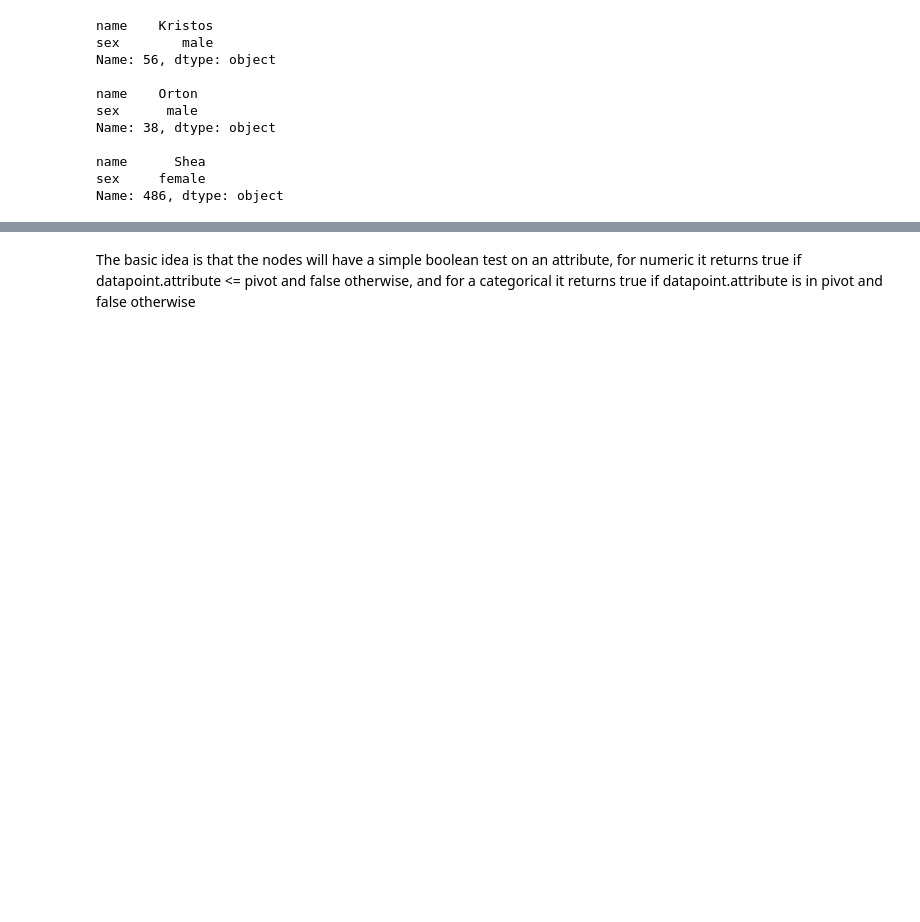
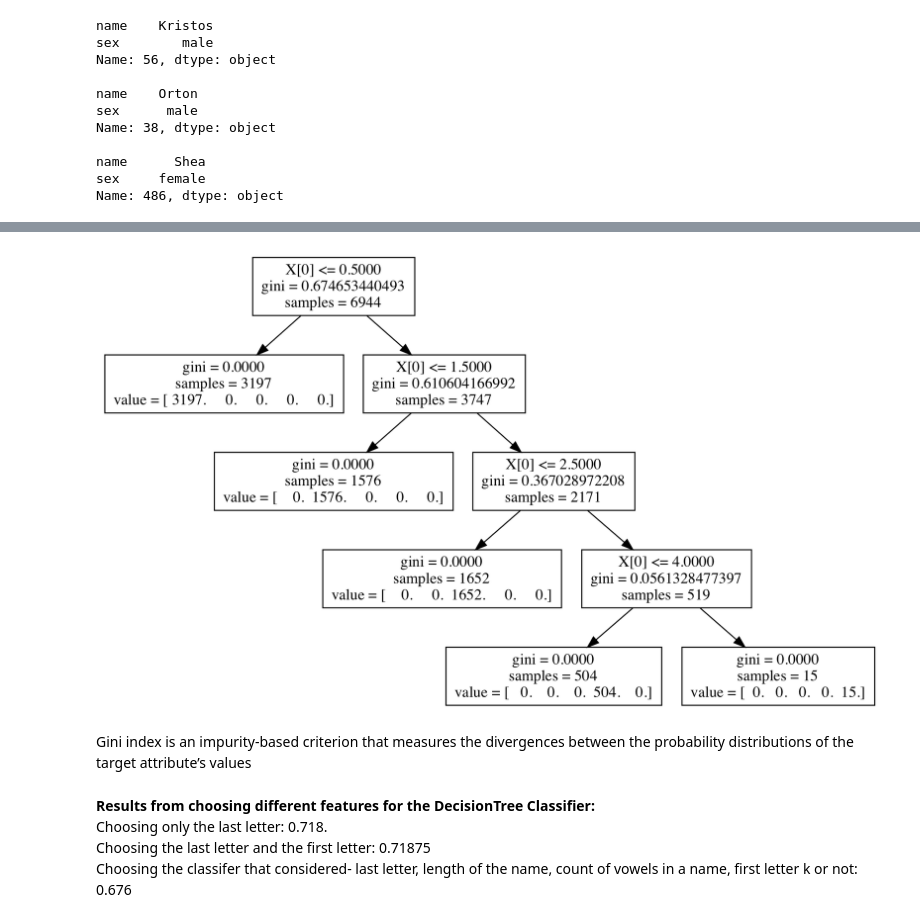
Before and after one commit to groupGit/IS620GroupProject3, a Jupyter notebook: DecisionTreeT2.ipynb, the cells around one changed output, grey strips where cells are left out. Drawn from its saved outputs; the diff is of its cells as text; code cells hidden in the pictures; blank space fills up the shorter version.

```diff
--- a/DecisionTreeT2.ipynb
+++ b/DecisionTreeT2.ipynb
@@ -445,2 +505,13 @@ print dt_classifier.pseudocode(depth=6)
-# %% [markdown]
-The basic idea is that the nodes will have a simple boolean test on an attribute, for numeric it returns true if datapoint.attribute <= pivot and false otherwise, and for a categorical it returns true if datapoint.attribute is in pivot and false otherwise
+# %%
+from IPython.display import Image
+Image(filename='clfOneExample.png')
+# %% [output]
+[figure, added]
+# %% [markdown]
+Gini index is an impurity-based criterion that measures the divergences between
+the probability distributions of the target attribute’s values
+# %% [markdown]
+<b> Results from choosing different features for the DecisionTree Classifier: </b><br>
+Choosing only the last letter: 0.718. <br>
+Choosing the last letter and the first letter: 0.71875 <br>
+Choosing the classifer that considered- last letter, length of the name, count of vowels in a  name, first letter k or not: 0.676 <br>
```
Also changed, not shown: parts of 28 cells of this notebook, 2 other files.
